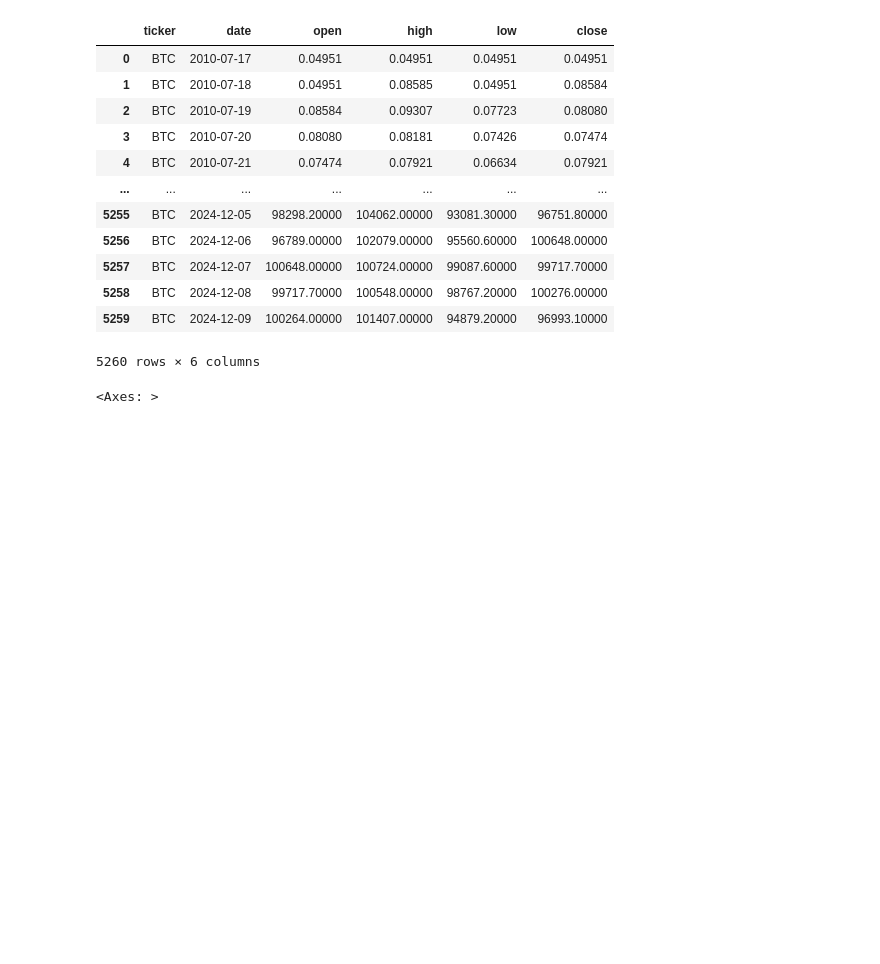
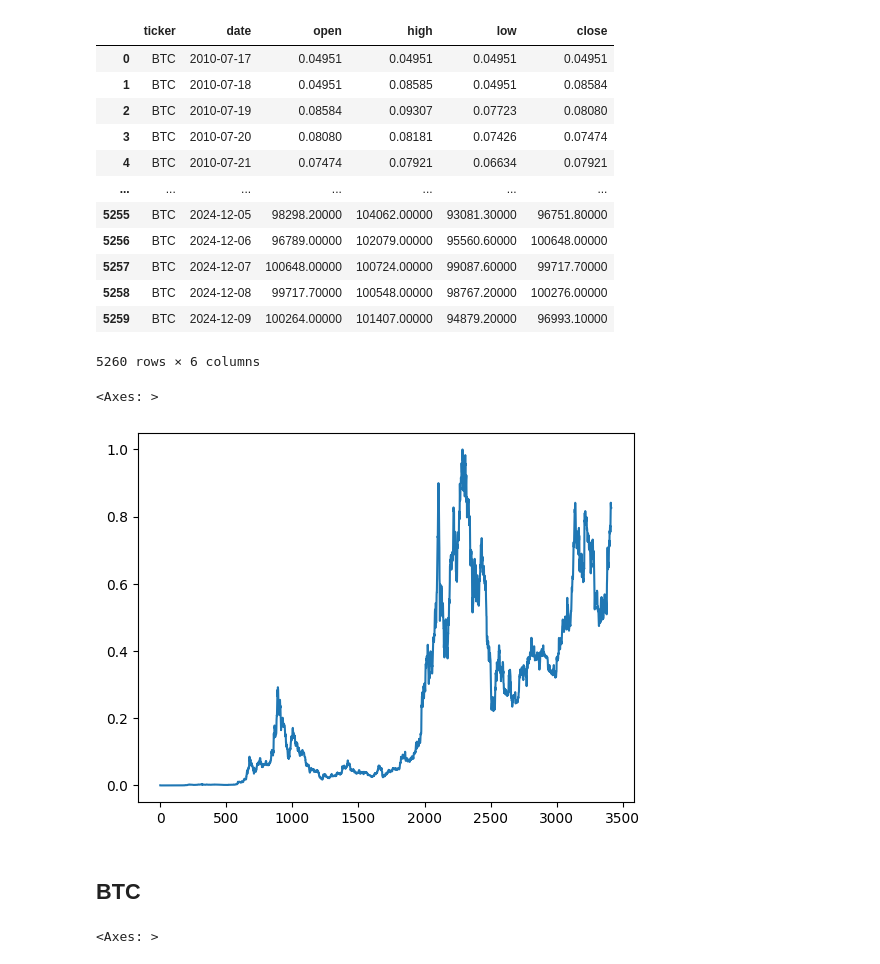
Before and after one commit to JPcooldev/time-series, a Jupyter notebook: data_preprocessing.ipynb, the cells around one changed output. Drawn from its saved outputs; the diff is of its cells as text; code cells hidden in the pictures; blank space fills up the shorter version.

```diff
--- a/data_preprocessing.ipynb
+++ b/data_preprocessing.ipynb
@@ -55,6 +52,13 @@ scaler = MinMaxScaler()
 for ticker in df['ticker'].unique():
     mask = df['ticker'] == ticker
     df.loc[mask, numeric_columns] = scaler.fit_transform(df.loc[mask, numeric_columns])
+# %%
+df[df['ticker'] == 'ETH'].high.plot()
+# %% [output]
+<Axes: >
+[figure, added]
+# %% [markdown]
+## BTC
 # %%
 df[df['ticker'] == 'BTC'].high.plot()
 # %% [output]
```
Also changed, not shown: parts of 14 cells of this notebook.
